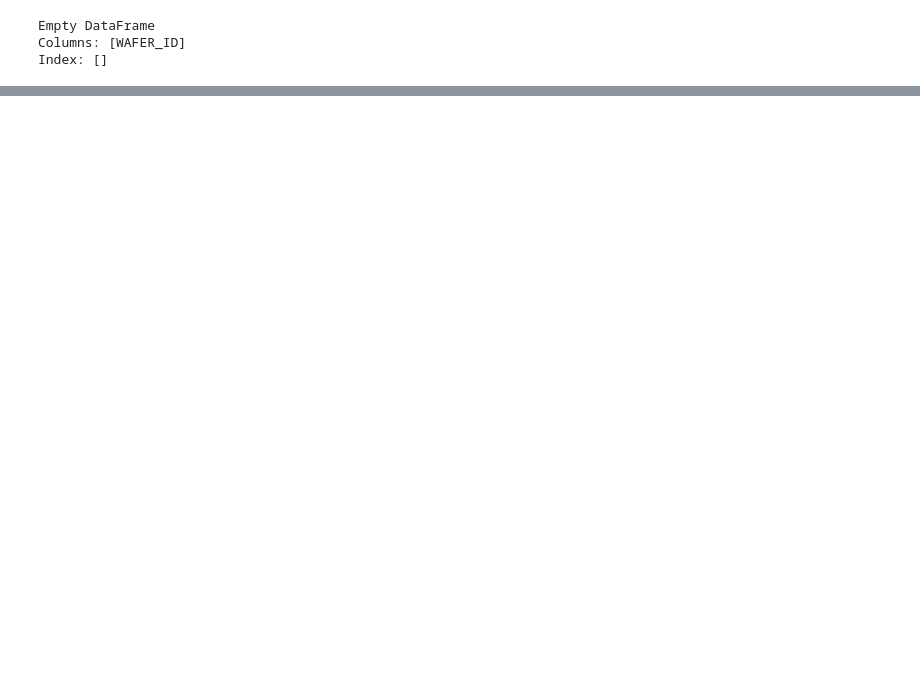
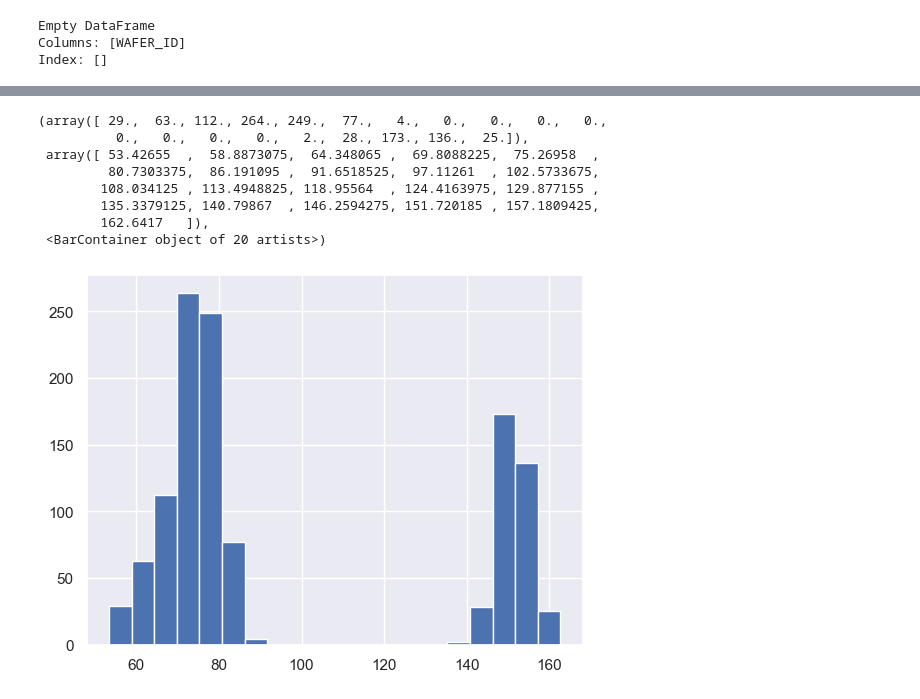
Before and after one commit to sadia575/featureengineering, a Jupyter notebook: notebook/featureengineering.ipynb, the cells around one changed output, grey strips where cells are left out. Saved outputs shown, nothing was run; the diff lists cells and outputs as text; code cells hidden in the pictures; blank space fills up the shorter version.

```diff
--- a/notebook/featureengineering.ipynb
+++ b/notebook/featureengineering.ipynb
@@ -280,0 +266,12 @@ scores_mlp = cross_val_score(model_mlp, df1_selected_features, df1_output, cv=5)
+# %%
+plt.hist(copy_data[copy_data['STAGE'] == 'A']['AVG_REMOVAL_RATE'], bins=20)
+# %% [output]
+(array([ 29.,  63., 112., 264., 249.,  77.,   4.,   0.,   0.,   0.,   0.,
+          0.,   0.,   0.,   0.,   2.,  28., 173., 136.,  25.]),
+ array([ 53.42655  ,  58.8873075,  64.348065 ,  69.8088225,  75.26958  ,
+         80.7303375,  86.191095 ,  91.6518525,  97.11261  , 102.5733675,
+        108.034125 , 113.4948825, 118.95564  , 124.4163975, 129.877155 ,
+        135.3379125, 140.79867  , 146.2594275, 151.720185 , 157.1809425,
+        162.6417   ]),
+ <BarContainer object of 20 artists>)
+[figure, added]
```
Also changed, not shown: parts of 43 cells of this notebook, 3 other files.
